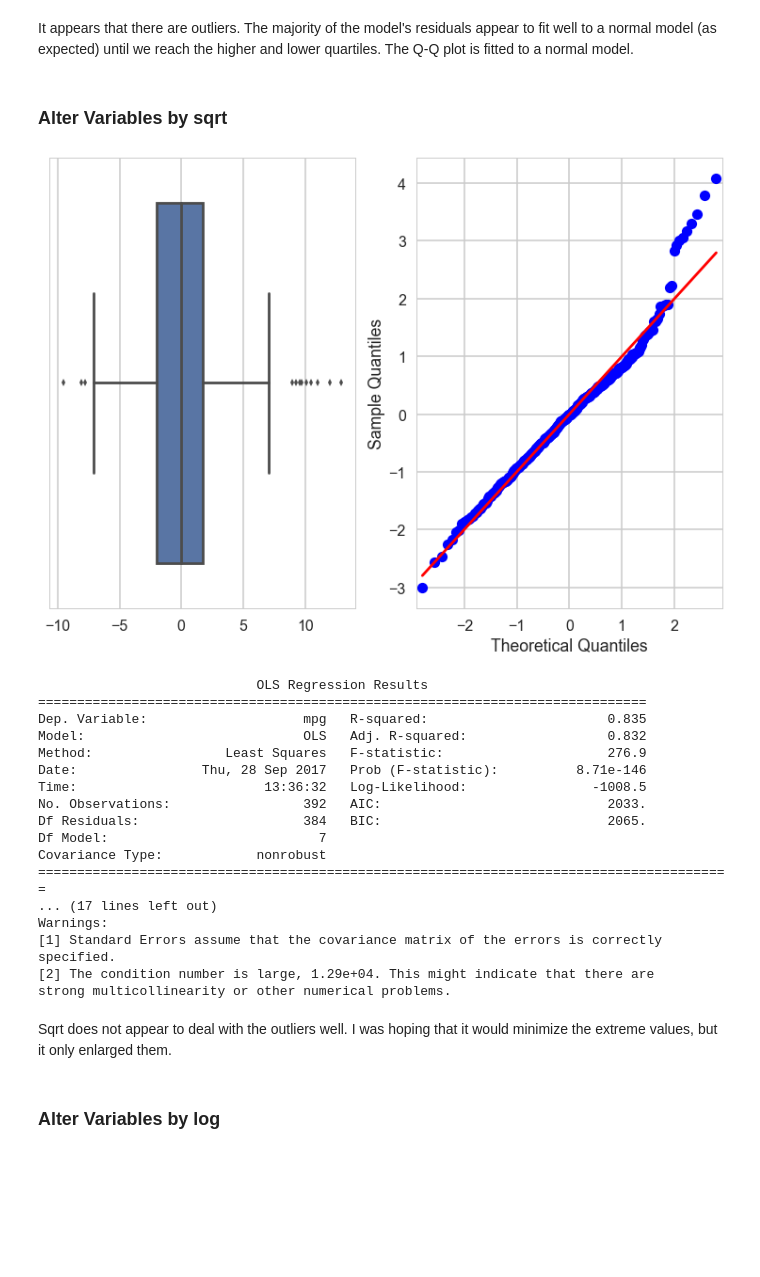
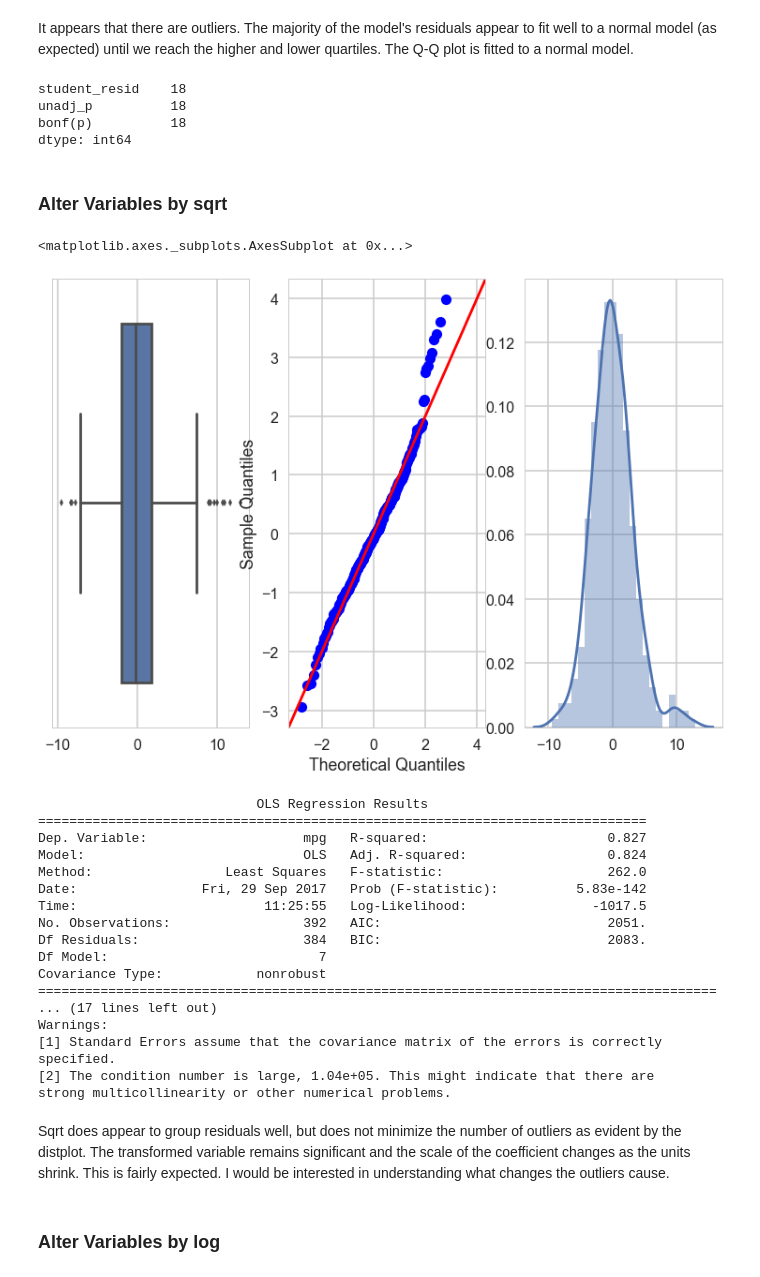
Before and after one commit to bfine9618/MultipleRegAnalysis, a Jupyter notebook: Homework 2.ipynb, the cells around one changed output. Saved outputs shown, nothing was run; the diff lists cells and outputs as text; code cells hidden in the pictures; blank space fills up the shorter version.

```diff
--- a/Homework 2.ipynb
+++ b/Homework 2.ipynb
@@ -248,7 +249,8 @@ plt.show()
 var = [.125, .25, .375, .125, .25, .375]
 model = ['Linear', 'Linear', 'Linear', 'Quad', 'Quad', 'Quad']
 df = pd.DataFrame(np.zeros([6, 12]), columns =
-                  ['Eps Var', 'Model', 'RSS', 'MSE', 'RSE', 'b1', 'b2', 'Int', 'ci [b2,b1,int]',
+                  ['Eps Var', 'Model', 'RSS', 'MSE', 'RSE', 'b1',
+                   'b2', 'Int', 'ci [b2,b1,int]',
                   'Std Err b2', 'Std Err b1', 'Std Err b0'])
 df['Eps Var'] = var
 df['Model'] = model
@@ -435,37 +468,48 @@ sm.qqplot(res.resid, line='s', fit=True, ax=ax2);
 # %% [markdown]
 It appears that there are outliers. The majority of the model's residuals appear to fit well to a normal model (as expected) until we reach the higher and lower quartiles. The Q-Q plot is fitted to a normal model.
+# %%
+resid = res.outlier_test()
+resid[resid['unadj_p']<0.05].count()
+# %% [output]
+student_resid    18
+unadj_p          18
+bonf(p)          18
+dtype: int64
 # %% [markdown]
 ### Alter Variables by sqrt
 # %%
-sqr = smf.ols(formula='mpg ~ cylinders + displacement + horsepower + np.sqrt(weight) + np.sqrt(acceleration) + np.sqrt(year) + origin',
+sqr = smf.ols(formula='mpg ~ cylinders + displacement + np.sqrt(horsepower)'+
+              '+ weight + acceleration + year + origin',
              data=df).fit()
-fig, [ax1, ax2] = plt.subplots(1, 2)
+fig, [ax1, ax2, ax3] = plt.subplots(1, 3)
 sns.boxplot(sqr.resid, ax=ax1)
-sm.qqplot(sqr.resid, line='r', fit=True, ax=ax2);
+sm.qqplot(sqr.resid, line='45', fit=True, ax=ax2);
+sns.distplot(sqr.resid, ax=ax3)
 # %% [output]
+<matplotlib.axes._subplots.AxesSubplot at 0x...>
-[figure, old version]
+[figure, new version]
 # %%
 print(sqr.summary())
 # %% [output]
                             OLS Regression Results
 ==============================================================================
-Dep. Variable:                    mpg   R-squared:                       0.835
-Model:                            OLS   Adj. R-squared:                  0.832
-Method:                 Least Squares   F-statistic:                     276.9
-Date:                Thu, 28 Sep 2017   Prob (F-statistic):          8.71e-146
-Time:                        13:36:32   Log-Likelihood:                -1008.5
-No. Observations:                 392   AIC:                             2033.
-Df Residuals:                     384   BIC:                             2065.
+Dep. Variable:                    mpg   R-squared:                       0.827
+Model:                            OLS   Adj. R-squared:                  0.824
+Method:                 Least Squares   F-statistic:                     262.0
+Date:                Fri, 29 Sep 2017   Prob (F-statistic):          5.83e-142
+Time:                        11:25:55   Log-Likelihood:                -1017.5
+No. Observations:                 392   AIC:                             2051.
+Df Residuals:                     384   BIC:                             2083.
 Df Model:                           7
 Covariance Type:            nonrobust
-=========================================================================================
+=======================================================================================
 ... (17 lines left out)
 Warnings:
 [1] Standard Errors assume that the covariance matrix of the errors is correctly specified.
-[2] The condition number is large, 1.29e+04. This might indicate that there are
+[2] The condition number is large, 1.04e+05. This might indicate that there are
 strong multicollinearity or other numerical problems.
-# %% [markdown]
-Sqrt does not appear to deal with the outliers well. I was hoping that it would minimize the extreme values, but it only enlarged them.
+# %% [markdown]
+Sqrt does appear to group residuals well, but does not minimize the number of outliers as evident by the distplot.  The transformed variable remains significant and the scale of the coefficient changes as the units shrink. This is fairly expected. I would be interested in understanding what changes the outliers cause.
 # %% [markdown]
 ### Alter Variables by log
 # %%
```
Also changed, not shown: parts of 28 cells of this notebook, 17 other files.
